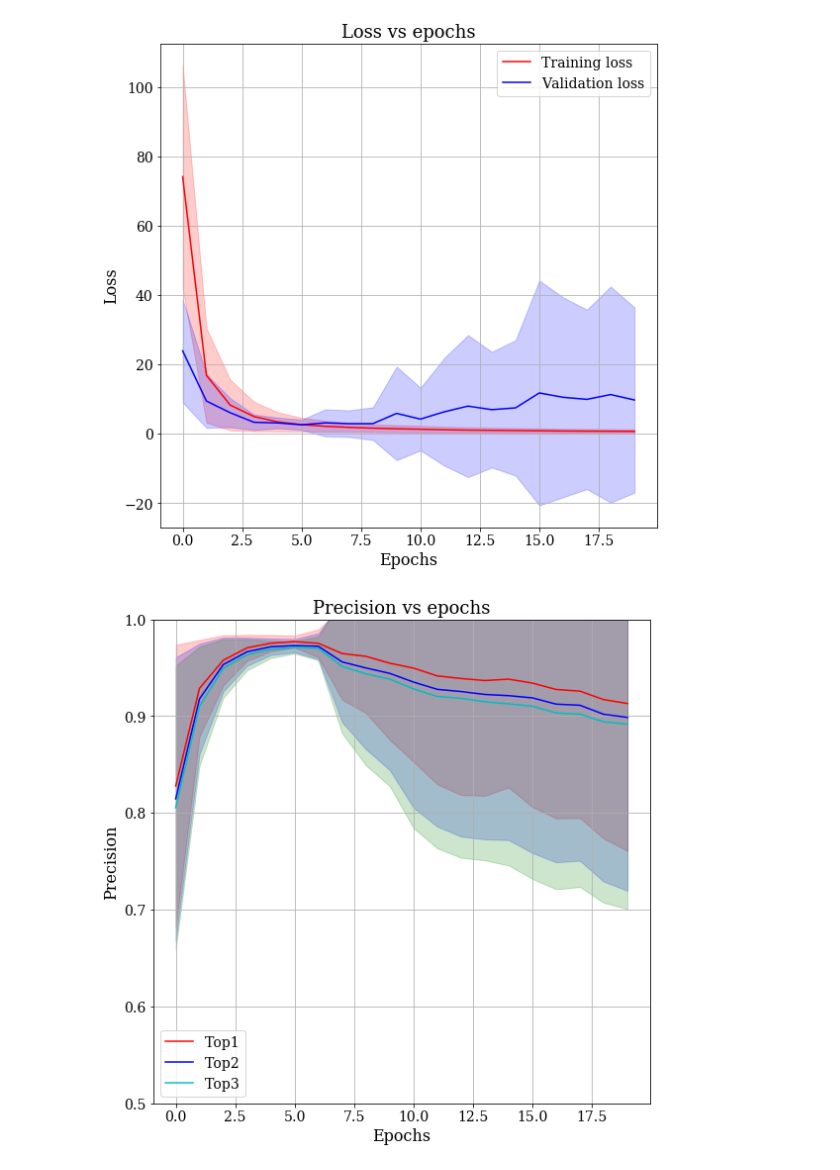
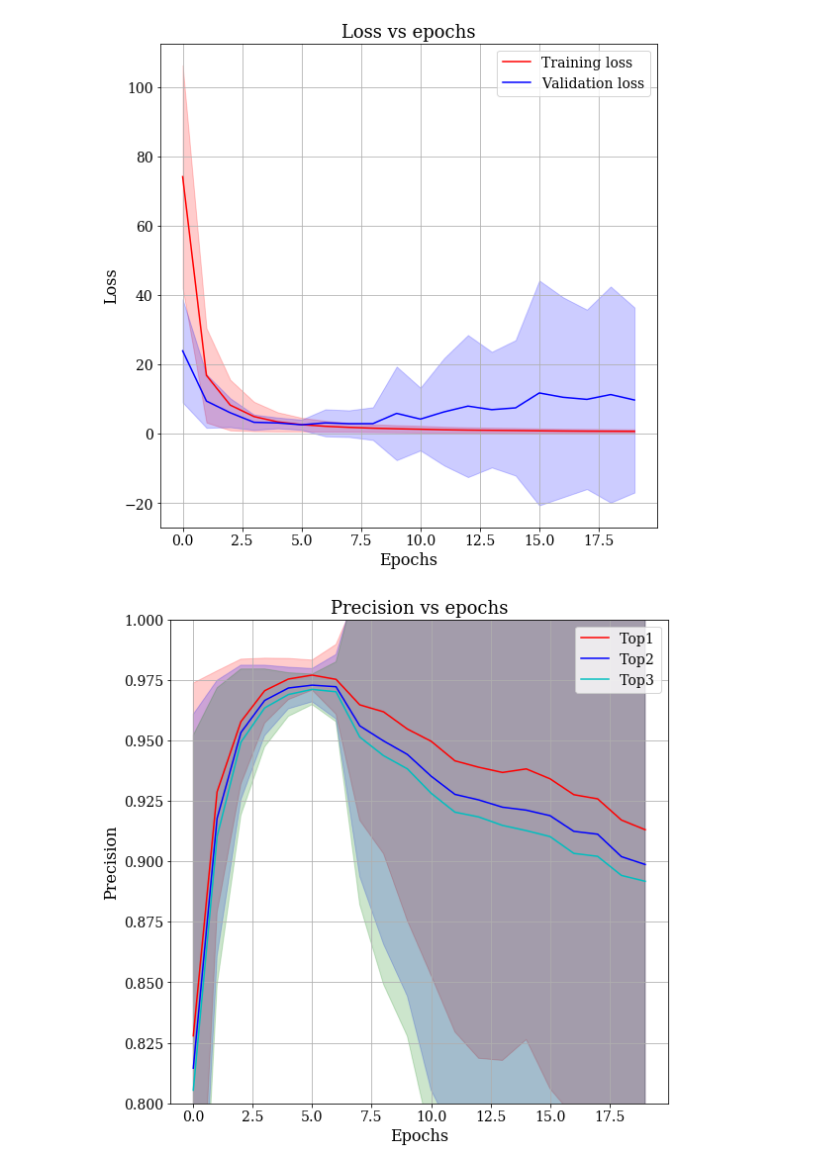
Before and after one commit to anuprulez/similar_galaxy_workflow, a Jupyter notebook: final_evaluations/cnn_custom_loss.ipynb, the cells around one changed output. Cells and saved outputs as stored; diff of their text form; code cells hidden in the pictures.

Commit message:
Update images and script

```diff
--- a/final_evaluations/cnn_custom_loss.ipynb
+++ b/final_evaluations/cnn_custom_loss.ipynb
@@ -67,7 +67,7 @@ def plot_accuracy(x_val1, y1_top1, y2_top1, x_val2, y1_top2, y2_top2, x_val3, y1
     plt.fill_between(x_pos, y1_top2, y2_top2, color = 'b', alpha = alpha_fade)
     plt.fill_between(x_pos, y1_top3, y2_top3, color = 'g', alpha = alpha_fade, edgecolor='g')
     plt.legend(leg)
-    plt.ylim(0.5, 1.0)
+    plt.ylim(0.8, 1.0)
     plt.grid(True)
     plt.show()
 
@@ -86,7 +86,7 @@ def plot_usage(x_val1, y1_top1, y2_top1, x_val2, y1_top2, y2_top2, x_val3, y1_to
     plt.fill_between(x_pos, y1_top2, y2_top2, color = 'b', alpha = alpha_fade, edgecolor='b')
     plt.fill_between(x_pos, y1_top3, y2_top3, color = 'g', alpha = alpha_fade, edgecolor='g')
     plt.legend(leg)
-    plt.ylim((1.0, 7.0))
+    plt.ylim((2.0, 6.0))
     plt.grid(True)
     plt.show()
 
@@ -192,31 +192,31 @@ for i in range(1, runs+1):
         usage_top1.append(top1_p)
         usage_top2.append(top2_p)
         usage_top3.append(top3_p)
     except Exception:
         continue
 
 mean_top1_usage = np.mean(usage_top1, axis=0)
 mean_top2_usage = np.mean(usage_top2, axis=0)
 mean_top3_usage = np.mean(usage_top3, axis=0)
 
 y1_top1, y2_top1 = compute_fill_between(usage_top1)
 y1_top2, y2_top2 = compute_fill_between(usage_top2)
 y1_top3, y2_top3 = compute_fill_between(usage_top3)
 
 
 plot_usage(mean_top1_usage, mean_top1_usage - y1_top1, mean_top1_usage + y2_top1, \
            mean_top2_usage, mean_top2_usage - y1_top2, mean_top2_usage + y2_top2, \
            mean_top3_usage, mean_top3_usage - y1_top3, mean_top3_usage + y2_top3, "Usage vs epochs", "Epochs", "Log usage", ['Top1', 'Top2', 'Top3'])
 # %% [output]
 data/cnn_custom_loss/run1/
 data/cnn_custom_loss/run2/
 data/cnn_custom_loss/run3/
 data/cnn_custom_loss/run4/
 data/cnn_custom_loss/run5/
 data/cnn_custom_loss/run6/
 data/cnn_custom_loss/run7/
 data/cnn_custom_loss/run8/
 data/cnn_custom_loss/run9/
 data/cnn_custom_loss/run10/
 [figure]
-[figure, old version]
+[figure, new version]
```
Also changed, not shown: parts of 1 cell of this notebook, 3 other files.
